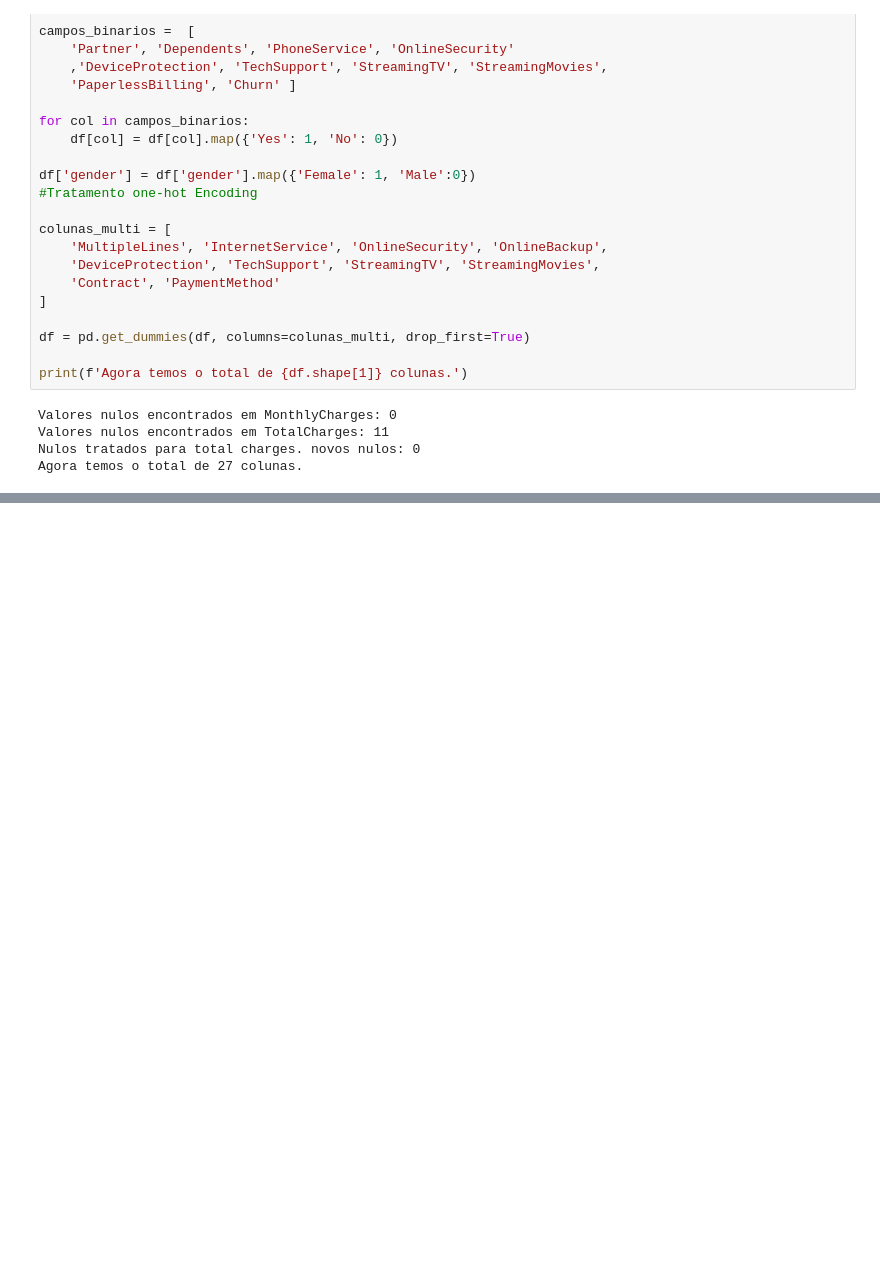
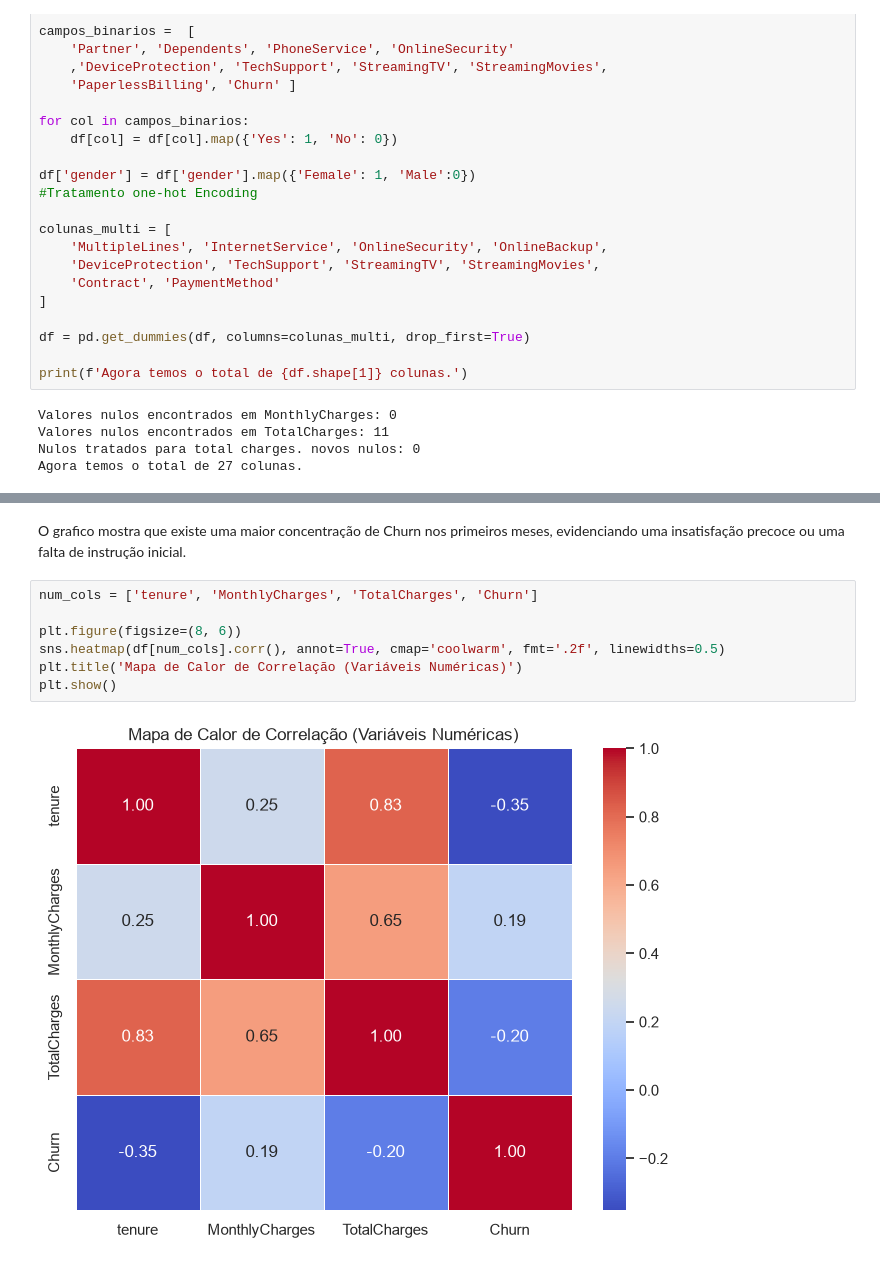
Before and after one commit to BritoMatheus0101/projeto-churn, a Jupyter notebook: notebooks/analise_dados_EDA.ipynb, the cells around one changed output, grey strips where cells are left out. Drawn from its saved outputs; the diff is of its cells as text; blank space fills up the shorter version.

```diff
--- a/notebooks/analise_dados_EDA.ipynb
+++ b/notebooks/analise_dados_EDA.ipynb
@@ -184,0 +212,11 @@ memory usage: 715.4 KB
+# %% [markdown]
+O grafico mostra que existe uma maior concentração de Churn nos primeiros meses, evidenciando uma insatisfação precoce ou uma falta de instrução inicial.
+# %%
+num_cols = ['tenure', 'MonthlyCharges', 'TotalCharges', 'Churn']
+
+plt.figure(figsize=(8, 6))
+sns.heatmap(df[num_cols].corr(), annot=True, cmap='coolwarm', fmt='.2f', linewidths=0.5)
+plt.title('Mapa de Calor de Correlação (Variáveis Numéricas)')
+plt.show()
+# %% [output]
+[figure, added]
```
Also changed, not shown: parts of 7 cells of this notebook.
